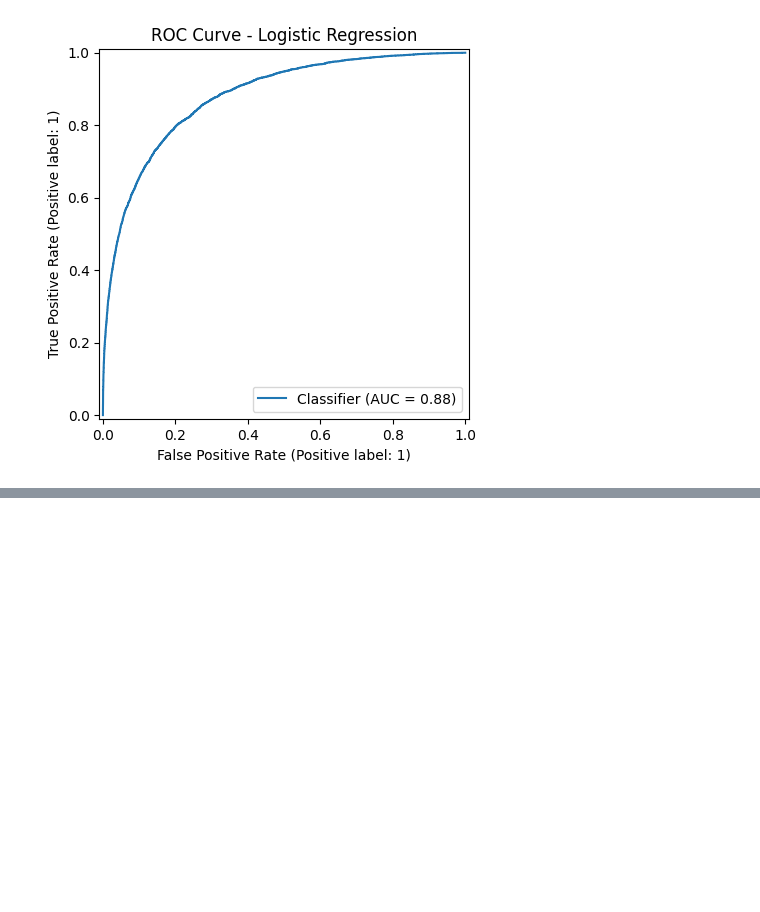
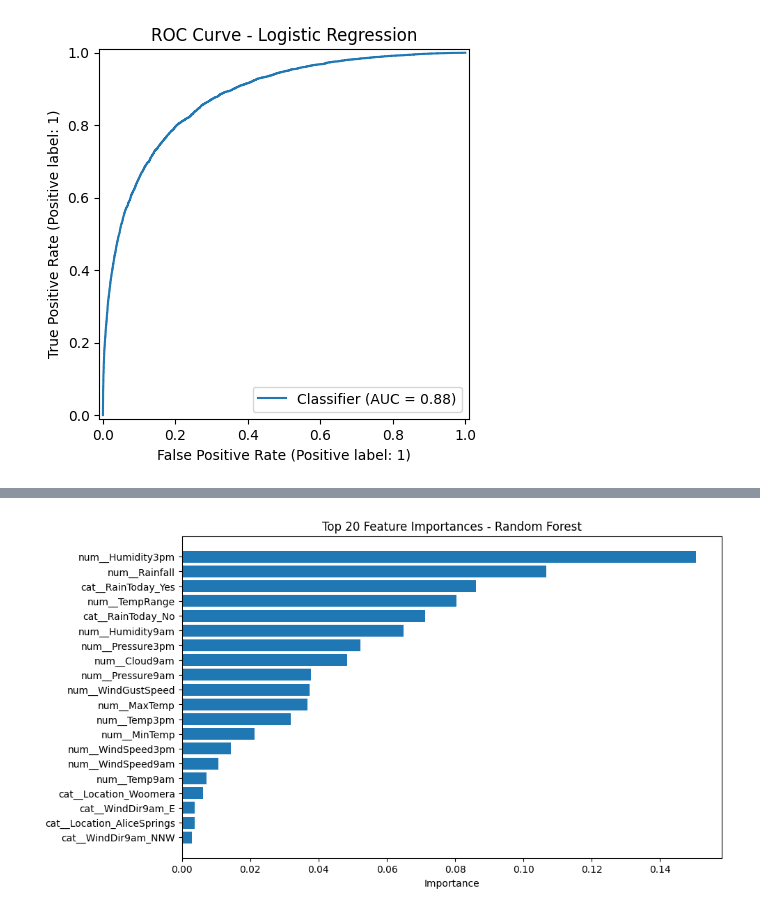
Before and after one commit to SirApollyon/weather-forecast-project, a Jupyter notebook: notebooks/weather_prediction.ipynb, the cells around one changed output, grey strips where cells are left out. Saved outputs shown, nothing was run; the diff lists cells and outputs as text; code cells hidden in the pictures; blank space fills up the shorter version.

```diff
--- a/notebooks/weather_prediction.ipynb
+++ b/notebooks/weather_prediction.ipynb
@@ -320,0 +439,13 @@ plt.show()
+# %%
+model = rf_model.named_steps["model"]
+preprocessor_fitted = rf_model.named_steps["preprocessor"]
+
+feature_names = preprocessor_fitted.get_feature_names_out()
+importances = model.feature_importances_
+
+importance_df = pd.DataFrame({
+    "Feature": feature_names,
+    "Importance": importances
+}).sort_values(by="Importance", ascending=False)
+
+importance_df.head(20)
@@ -320,0 +470,11 @@ plt.show()
+# %%
+top_n = 20
+top_features = importance_df.head(top_n).sort_values(by="Importance")
+
+plt.figure(figsize=(10, 6))
+plt.barh(top_features["Feature"], top_features["Importance"])
+plt.title("Top 20 Feature Importances - Random Forest")
+plt.xlabel("Importance")
+plt.show()
+# %% [output]
+[figure, added]
```
Also changed, not shown: parts of 12 cells of this notebook.
